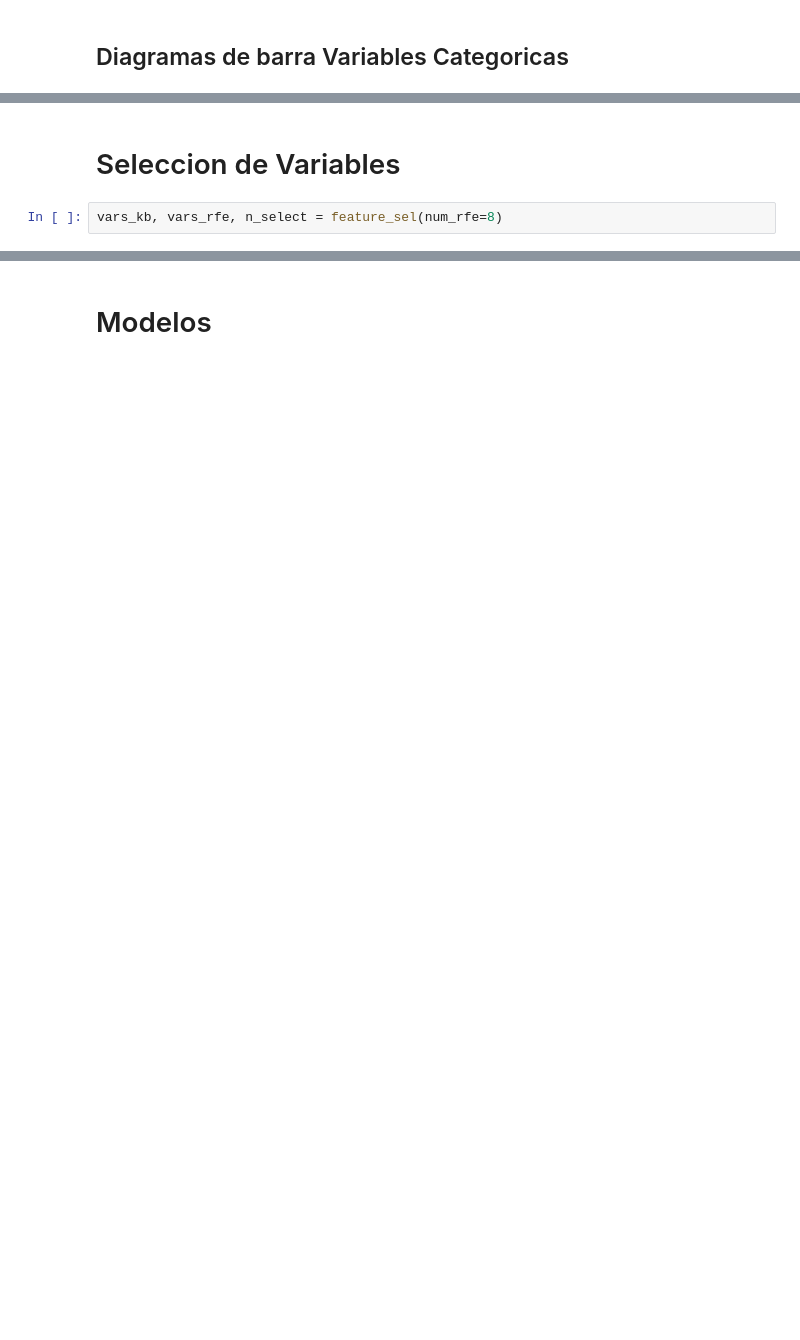
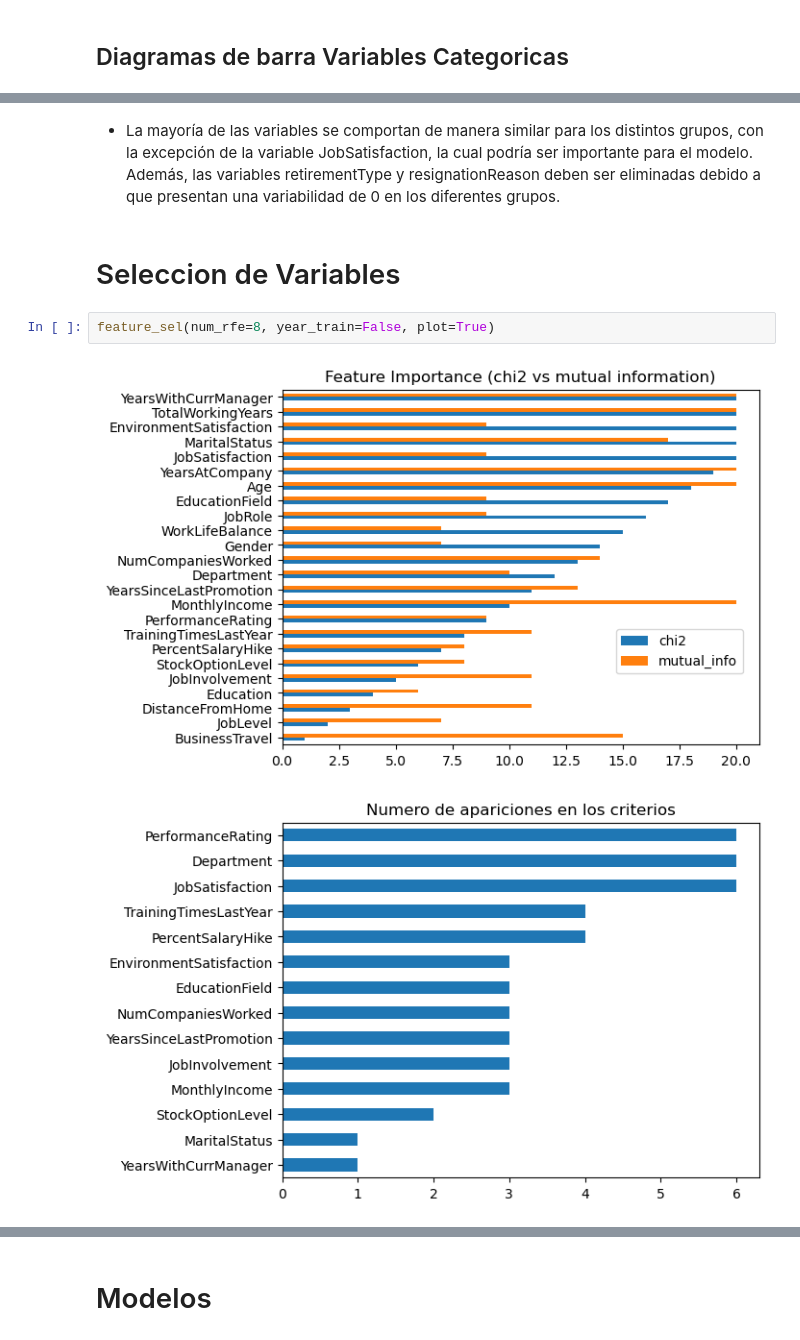
Before and after one commit to lguerra98/human_resources, a Jupyter notebook: eda.ipynb, the cells around one changed output, grey strips where cells are left out. Drawn from its saved outputs; the diff is of its cells as text; blank space fills up the shorter version.

```diff
--- a/eda.ipynb
+++ b/eda.ipynb
@@ -92,4 +119,9 @@ barcharts(df)
+# %% [markdown]
+- La mayoría de las variables se comportan de manera similar para los distintos grupos, con la excepción de la variable JobSatisfaction, la cual podría ser importante para el modelo. Además, las variables retirementType y resignationReason deben ser eliminadas debido a que presentan una variabilidad de 0 en los diferentes grupos.
 # %% [markdown]
 # Seleccion de Variables
 # %%
-vars_kb, vars_rfe, n_select = feature_sel(num_rfe=8)
+feature_sel(num_rfe=8, year_train=False, plot=True)
+# %% [output]
+[figure, added]
+[figure, added]
```
Also changed, not shown: parts of 48 cells of this notebook, 15 other files.
